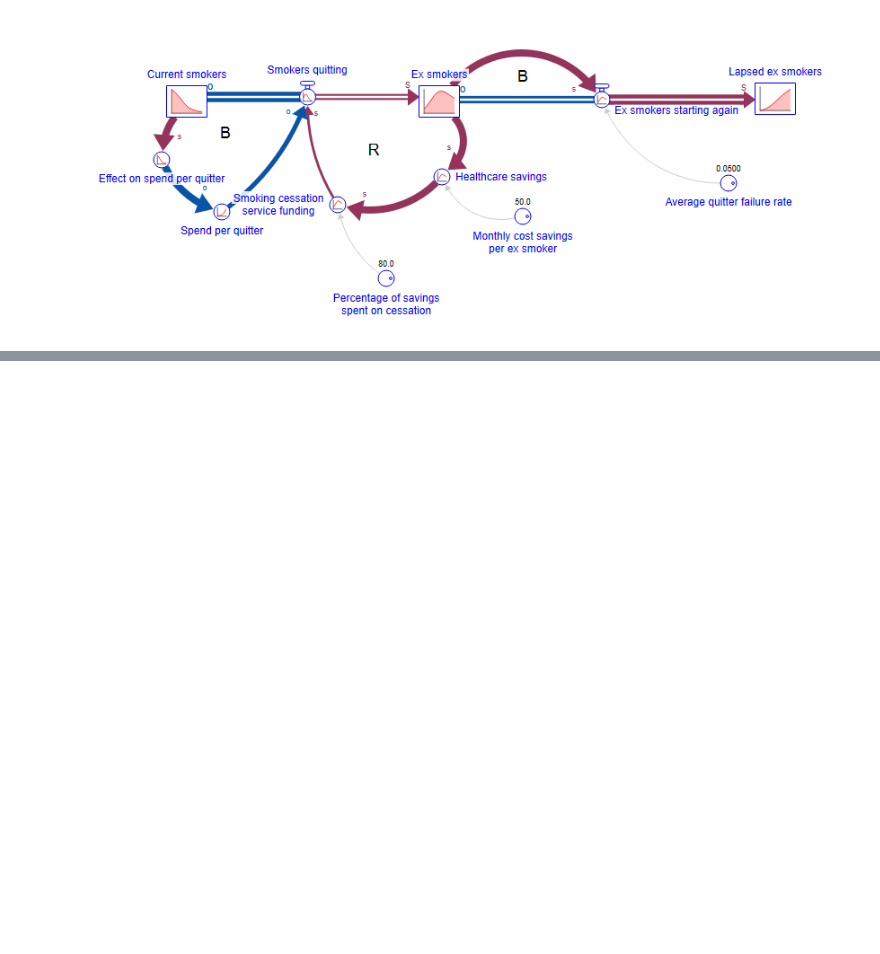
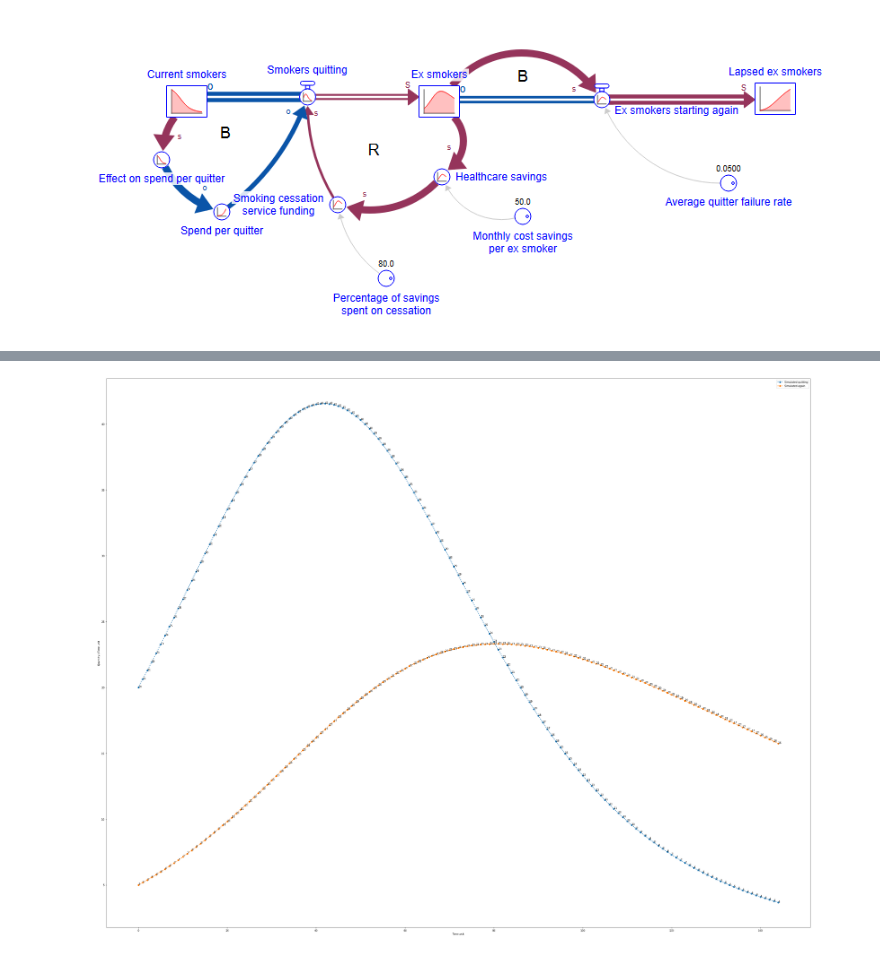
Before and after one commit to ReallyUsefulModels/Smoking_Cessation_Training, a Jupyter notebook: Smoking_Cessation_ASDM_model.ipynb, the cells around one changed output, grey strips where cells are left out. Cells and saved outputs as stored; diff of their text form; code cells hidden in the pictures; blank space fills up the shorter version.

```diff
--- a/Smoking_Cessation_ASDM_model.ipynb
+++ b/Smoking_Cessation_ASDM_model.ipynb
@@ -88,0 +88,7 @@ plot_time_series({
+# %%
+plot_time_series({
+    "quitting":{"Simulated": df_smoking_outcome['smokersQuitting']},
+    "again":{"Simulated": df_smoking_outcome['exSmokersStartingAgain']},
+}, separate_ax=False)
+# %% [output]
+[figure, added]
```
Also changed, not shown: parts of 5 cells of this notebook, 1 other file.
